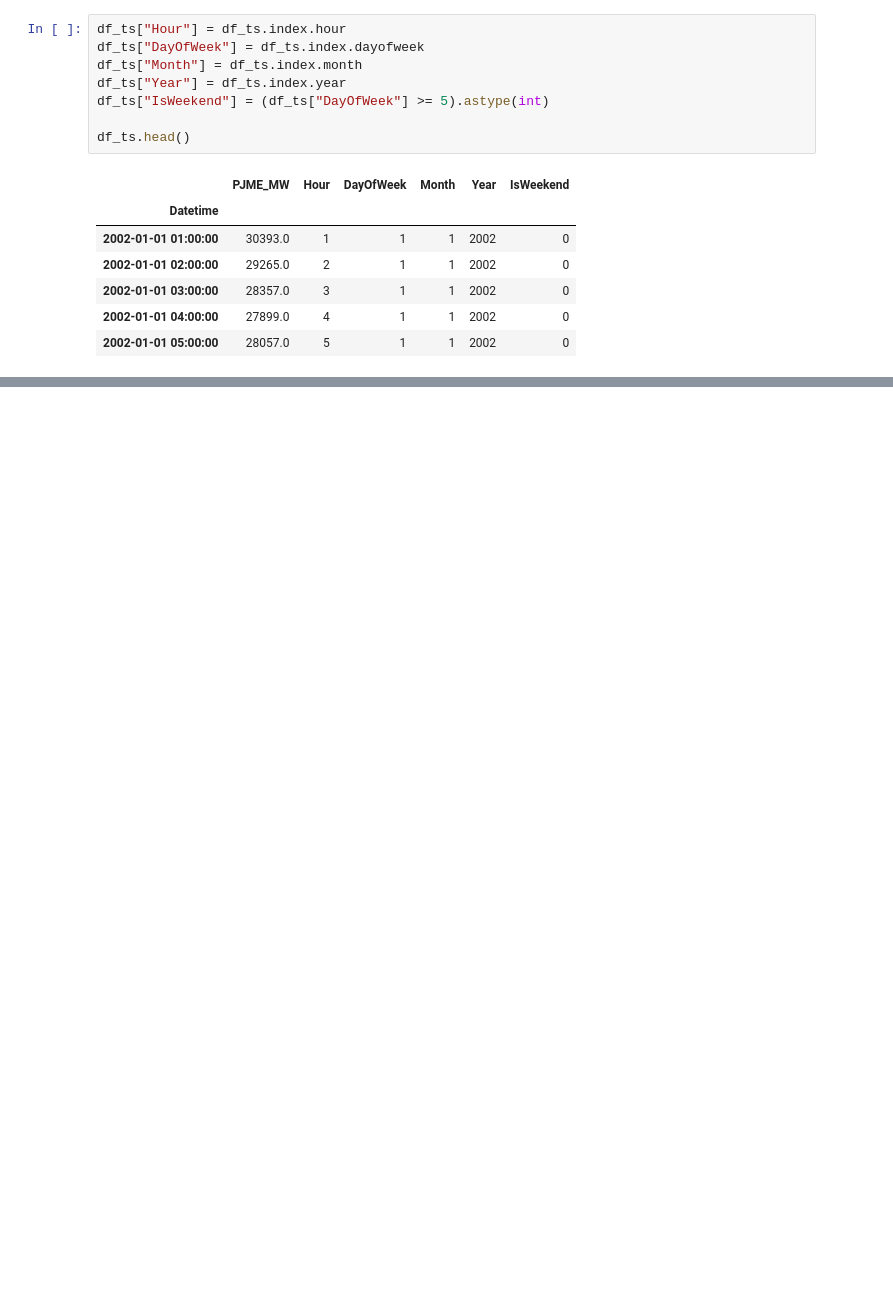
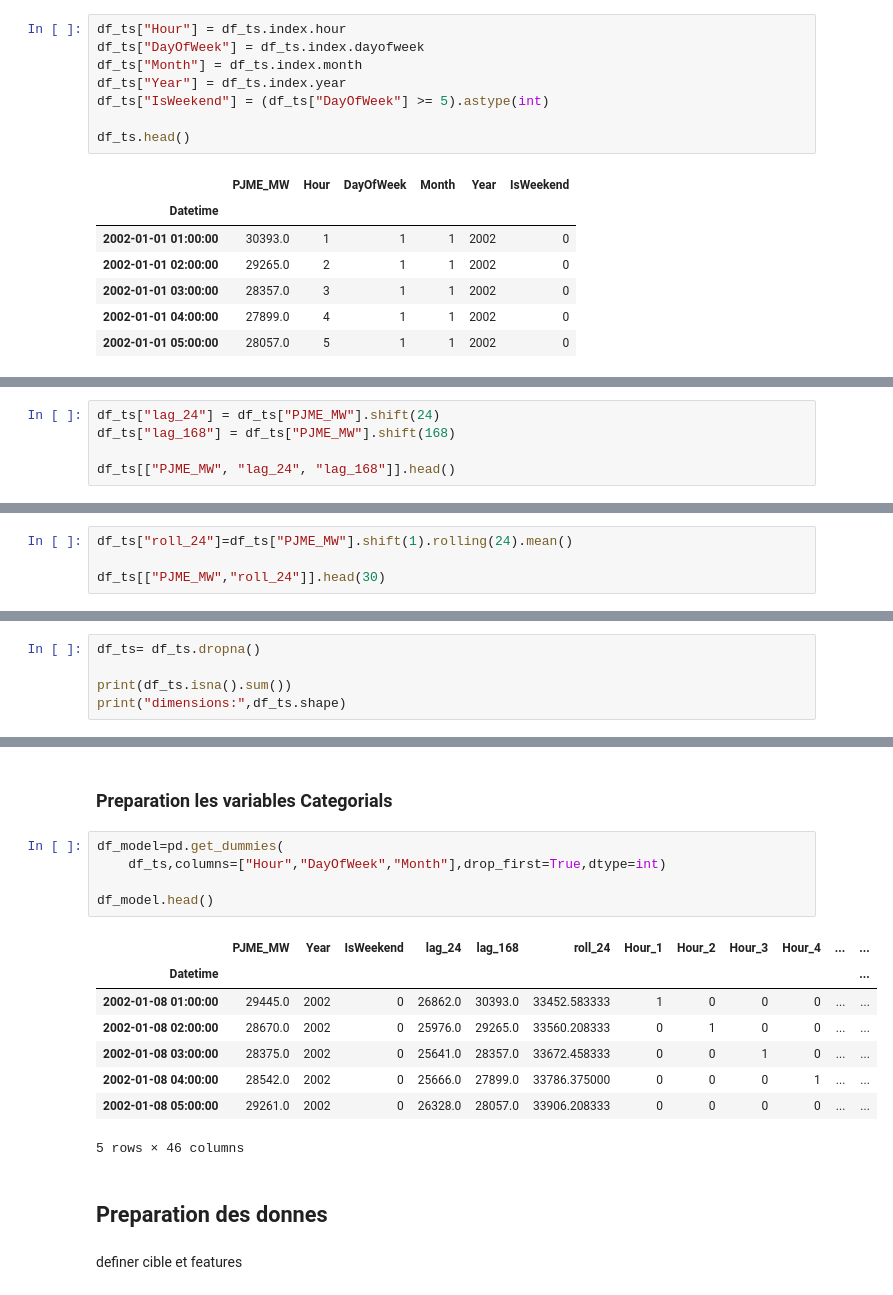
Before and after one commit to Oumohgh/electricity-demand-forecasting-azure, a Jupyter notebook: notebook.ipynb, the cells around one changed output, grey strips where cells are left out. Cells and saved outputs as stored; diff of their text form; blank space fills up the shorter version.

```diff
--- a/notebook.ipynb
+++ b/notebook.ipynb
@@ -431,0 +430,5 @@ df_ts.head()
+# %%
+df_ts["lag_24"] = df_ts["PJME_MW"].shift(24)
+df_ts["lag_168"] = df_ts["PJME_MW"].shift(168)
+
+df_ts[["PJME_MW", "lag_24", "lag_168"]].head()
@@ -431,0 +445,4 @@ df_ts.head()
+# %%
+df_ts["roll_24"]=df_ts["PJME_MW"].shift(1).rolling(24).mean()
+
+df_ts[["PJME_MW","roll_24"]].head(30)
@@ -431,0 +470,5 @@ df_ts.head()
+# %%
+df_ts= df_ts.dropna()
+
+print(df_ts.isna().sum())
+print("dimensions:",df_ts.shape)
@@ -431,0 +487,20 @@ df_ts.head()
+# %% [markdown]
+### Preparation les variables Categorials
+# %%
+df_model=pd.get_dummies(
+    df_ts,columns=["Hour","DayOfWeek","Month"],drop_first=True,dtype=int)
+
+df_model.head()
+# %% [output]
+|  | PJME_MW | Year | IsWeekend | lag_24 | lag_168 | roll_24 | Hour_1 | Hour_2 | Hour_3 | Hour_4 | ... | ... |
+| Datetime |  |  |  |  |  |  |  |  |  |  |  | ... |
+| 2002-01-08 01:00:00 | 29445.0 | 2002 | 0 | 26862.0 | 30393.0 | 33452.583333 | 1 | 0 | 0 | 0 | ... | ... |
+| 2002-01-08 02:00:00 | 28670.0 | 2002 | 0 | 25976.0 | 29265.0 | 33560.208333 | 0 | 1 | 0 | 0 | ... | ... |
+| 2002-01-08 03:00:00 | 28375.0 | 2002 | 0 | 25641.0 | 28357.0 | 33672.458333 | 0 | 0 | 1 | 0 | ... | ... |
+| 2002-01-08 04:00:00 | 28542.0 | 2002 | 0 | 25666.0 | 27899.0 | 33786.375000 | 0 | 0 | 0 | 1 | ... | ... |
+| 2002-01-08 05:00:00 | 29261.0 | 2002 | 0 | 26328.0 | 28057.0 | 33906.208333 | 0 | 0 | 0 | 0 | ... | ... |
+5 rows × 46 columns
+# %% [markdown]
+## Preparation des donnes
+# %% [markdown]
+definer cible et features
```
Also changed, not shown: parts of 28 cells of this notebook.
